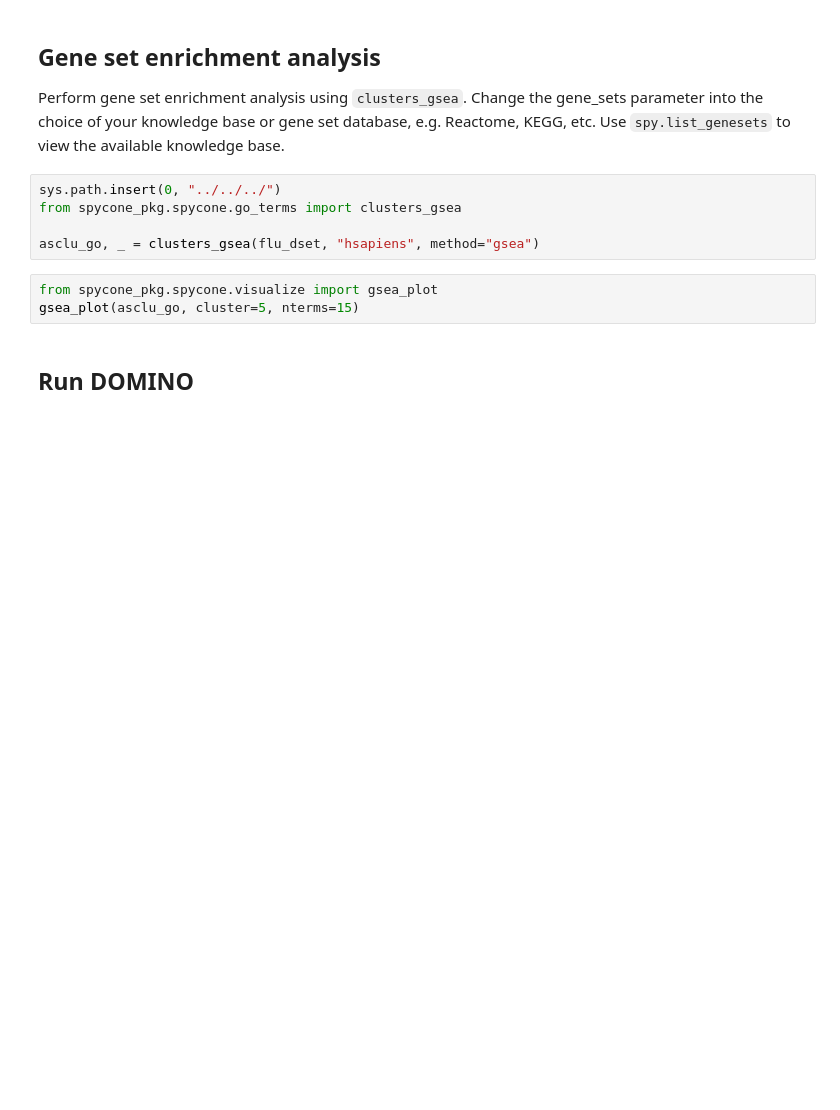
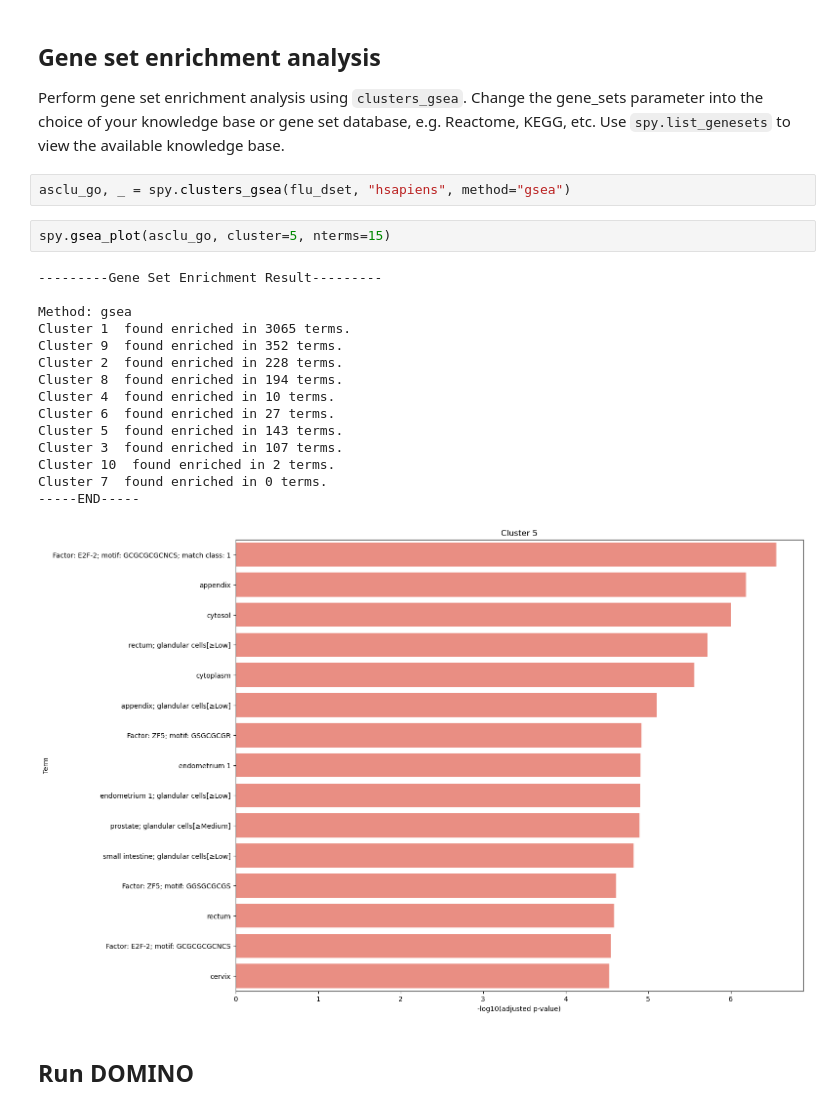
Before and after one commit to yollct/spycone, a Jupyter notebook: docs/source/gene-level-workflow.ipynb, the cells around one changed output. Drawn from its saved outputs; the diff is of its cells as text; blank space fills up the shorter version.

```diff
--- a/docs/source/gene-level-workflow.ipynb
+++ b/docs/source/gene-level-workflow.ipynb
@@ -73,13 +91,25 @@ spy.vis_all_clusters(asclu, col_wrap=5)
 
 Perform gene set enrichment analysis using `clusters_gsea`. Change the gene_sets parameter into the choice of your knowledge base or gene set database, e.g. Reactome, KEGG, etc. Use `spy.list_genesets` to view the available knowledge base.
 # %%
-sys.path.insert(0, "../../../")
-from spycone_pkg.spycone.go_terms import clusters_gsea
-
-asclu_go, _ = clusters_gsea(flu_dset, "hsapiens", method="gsea")
+asclu_go, _ = spy.clusters_gsea(flu_dset, "hsapiens", method="gsea")
 # %%
-from spycone_pkg.spycone.visualize import gsea_plot
-gsea_plot(asclu_go, cluster=5, nterms=15)
+spy.gsea_plot(asclu_go, cluster=5, nterms=15)
+# %% [output]
+---------Gene Set Enrichment Result---------
+
+Method: gsea
+Cluster 1  found enriched in 3065 terms.
+Cluster 9  found enriched in 352 terms.
+Cluster 2  found enriched in 228 terms.
+Cluster 8  found enriched in 194 terms.
+Cluster 4  found enriched in 10 terms.
+Cluster 6  found enriched in 27 terms.
+Cluster 5  found enriched in 143 terms.
+Cluster 3  found enriched in 107 terms.
+Cluster 10  found enriched in 2 terms.
+Cluster 7  found enriched in 0 terms.
+-----END-----
+[figure, added]
 # %% [markdown]
 ## Run DOMINO
 # %%
```
Also changed, not shown: parts of 4 cells of this notebook, 5 other files.
